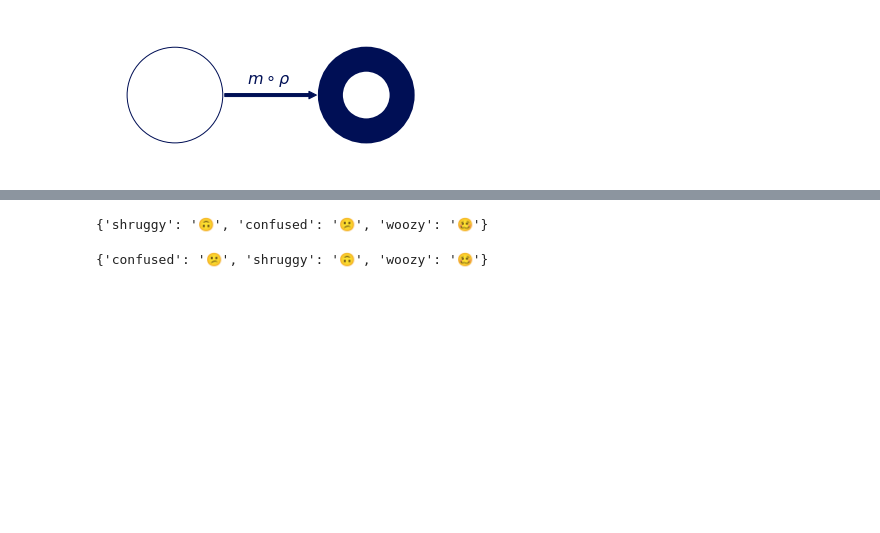
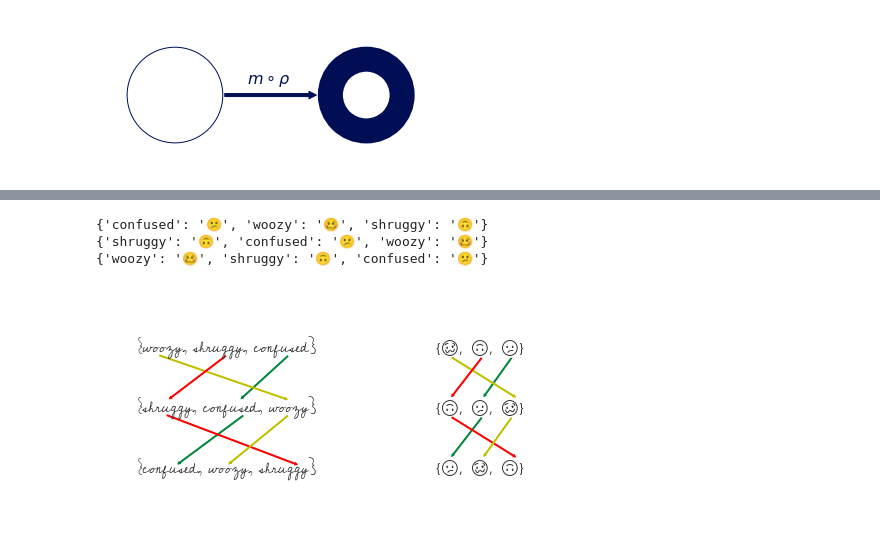
Before and after one commit to story645/proposal, a Jupyter notebook: draft/figures/math/artist_figures.ipynb, the cells around one changed output, grey strips where cells are left out. Cells and saved outputs as stored; diff of their text form; code cells hidden in the pictures; blank space fills up the shorter version.

```diff
--- a/draft/figures/math/artist_figures.ipynb
+++ b/draft/figures/math/artist_figures.ipynb
@@ -99,7 +75,0 @@ SyntaxError: f-string: empty expression not allowed
-# %%
-nu1 = {'confused':'😕', 'woozy':'🥴', 'shruggy':'🙃'}
-keys = list(nu1.keys()).copy()
-idx=np.random.choice([0,1,2], 3, replace=False)
-nu2 = {keys[i]:nu[keys[i]] for i in idx}
-idx2=np.random.choice([0,1,2], 3, replace=False)
-nu2 = {keys[i]:nu[keys[i]] for i in idx2}
@@ -110,8 +76,65 @@ nu1
-# %%
-nu2
-# %% [output]
-{'shruggy': '🙃', 'confused': '😕', 'woozy': '🥴'}
-# %%
-nu3
-# %% [output]
-{'confused': '😕', 'shruggy': '🙃', 'woozy': '🥴'}
+# %%
+import random
+
+
+idx1 = [0,1,2]
+idx2= [2,0,1]
+idx3 = [1,2, 0]
+nu1 = {'confused':'😕', 'woozy':'🥴', 'shruggy':'🙃'}
+nu2 = {keys[i]:nu[keys[i]] for i in idx2}
+nu3 = {keys[i]:nu[keys[i]] for i in idx3}
+
+c1, c2, c3 = 'C2', 'C5', 'C11'
+colork = {'confused':c1, 'woozy':c2, 'shruggy':c3}
+colorv = {'😕':c1, '🥴':c2, '🙃':c3}
+
+
+
+fig, ax = plt.subplots(figsize=(8,4))
+
+for i, nu in enumerate([nu1, nu2, nu3]):
+    print(nu)
+    ax.text(.2, i/3, f"{{{', '.join(nu.keys())}}}", fontsize=14)
+    ax.text(6.2, i/3, f"{{{',  '.join(nu.values())}}}", fontsize=14, fontfamily='Segoe UI Emoji')
+
+
+#first shuffle
+p11 = mpatches.FancyArrowPatch((3.25,.65), (2.25,.4), mutation_scale=5, color=colork['confused'])
+ax.add_patch(p11) #confused
+p12 =  mpatches.FancyArrowPatch((0.6,.65), (3.25,.4), mutation_scale=5, color=colork['woozy'])
+ax.add_patch(p12)#woozy
+p13 =  mpatches.FancyArrowPatch((2.0,.65), (0.8,.4), mutation_scale=5, color=colork['shruggy'])
+ax.add_patch(p13) #shruggy
+
+e11 =  mpatches.FancyArrowPatch((7.75,.64), (7.15,.41), mutation_scale=5, color=colork['confused'])
+ax.add_patch(e11) #confused
+e12 = mpatches.FancyArrowPatch((6.5,.64), (7.85,.41), mutation_scale=5, color=colork['woozy'])
+ax.add_patch(e12) #woozy
+e13 =  mpatches.FancyArrowPatch((7.15,.64), (6.5,.41), mutation_scale=5, color=colork['shruggy'])
+ax.add_patch(e13) #shruggy
+
+
+#second shuffle
+p21 = mpatches.FancyArrowPatch( (2.35,.32), (0.97,0.04) , mutation_scale=5, color=colork['confused'])
+ax.add_patch(p21) #confused
+p22 =  mpatches.FancyArrowPatch((0.75,.32), (3.45,0.04), mutation_scale=5, color=colork['shruggy'])
+ax.add_patch(p22)#woozy
+p23 =  mpatches.FancyArrowPatch((3.25,.32), (2,0.04), mutation_scale=5, color=colork['woozy'])
+ax.add_patch(p23) #shruggy
+
+e21 = mpatches.FancyArrowPatch( (7.15,.31), (6.5,0.08) , mutation_scale=5, color=colork['confused'])
+ax.add_patch(e21) #confused
+e22 =  mpatches.FancyArrowPatch((6.5,.31), (7.85,0.08), mutation_scale=5, color=colork['shruggy'])
+ax.add_patch(e22)#woozy
+e23 =  mpatches.FancyArrowPatch((7.75,.31), (7.15,0.08), mutation_scale=5, color=colork['woozy'])
+ax.add_patch(e23) #shruggy
+
+
+ax.set(xlim=(-0.5,8.5), ylim=(-0.2,1))
+ax.axis('off')
+fig.savefig(spath/"equivariance_nu.png", bbox_inches='tight', facecolor='white' )
+# %% [output]
+{'confused': '😕', 'woozy': '🥴', 'shruggy': '🙃'}
+{'shruggy': '🙃', 'confused': '😕', 'woozy': '🥴'}
+{'woozy': '🥴', 'shruggy': '🙃', 'confused': '😕'}
+[figure, added]
```
Also changed, not shown: parts of 2 cells of this notebook, 2 other files.
